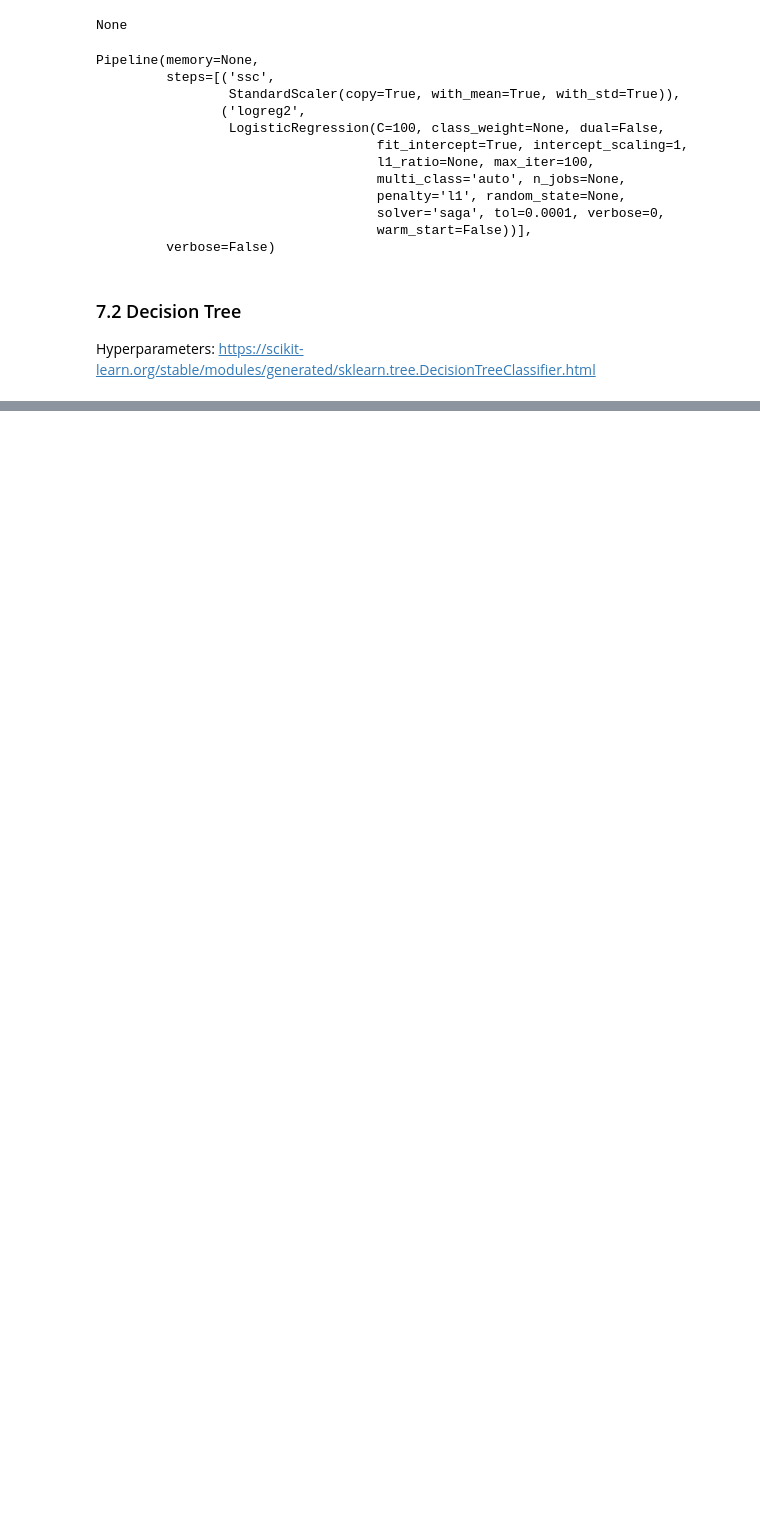
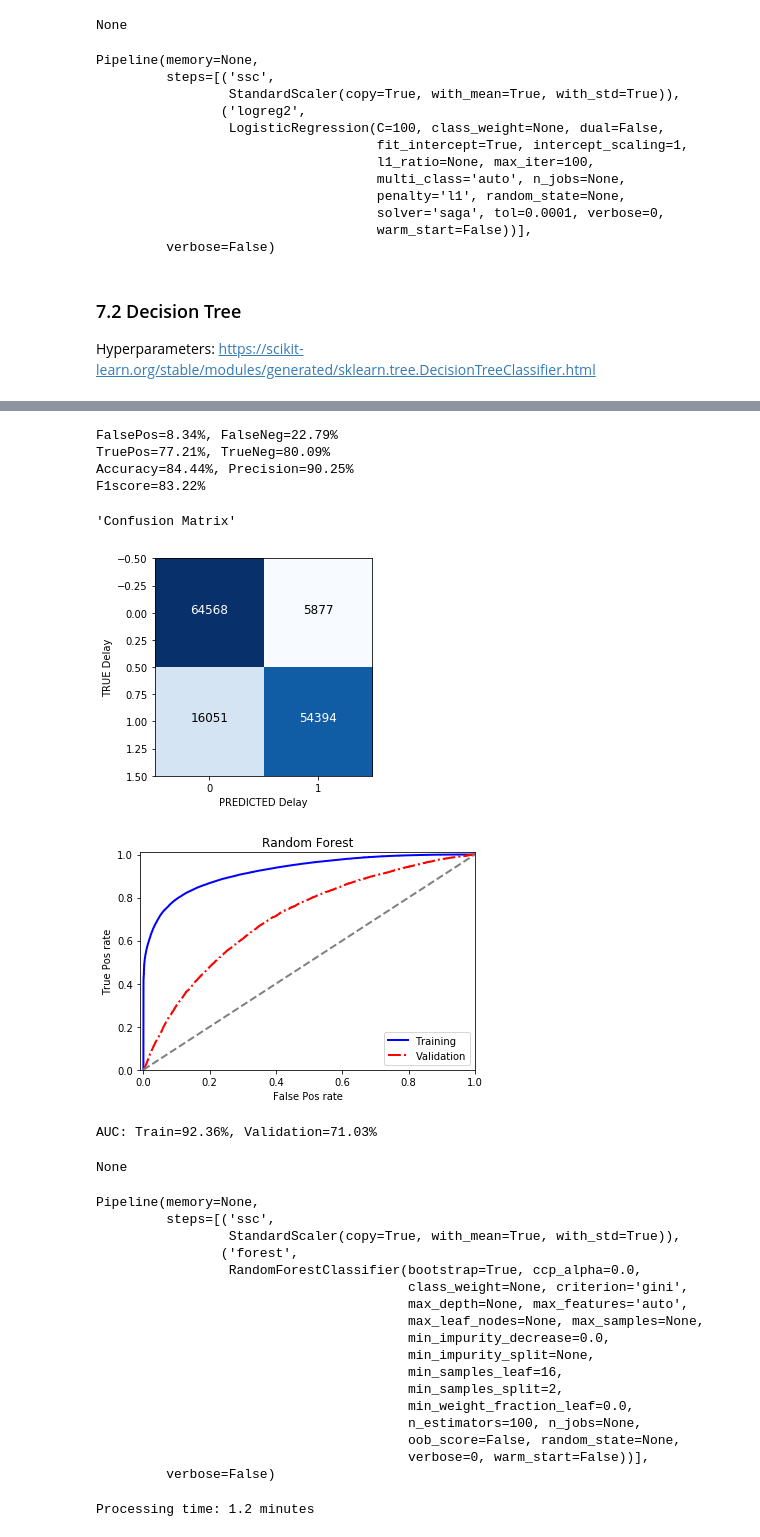
Before and after one commit to khairulomar/Flight_Delays, a Jupyter notebook: flight_delay_notebook.ipynb, the cells around one changed output, grey strips where cells are left out. Saved outputs shown, nothing was run; the diff lists cells and outputs as text; code cells hidden in the pictures; blank space fills up the shorter version.

```diff
--- a/flight_delay_notebook.ipynb
+++ b/flight_delay_notebook.ipynb
@@ -748,0 +837,44 @@ Pipeline(memory=None,
+# %%
+# Random Forest with default hyperparameters
+
+start = time.time()
+rforest1 = Pipeline([('ssc', StandardScaler()),
+                     ('forest', RandomForestClassifier(min_samples_leaf=16, min_samples_split=2))])
+rforest1.fit(X_train, y_train)
+y_pred_train = rforest1.predict(X_train)
+rforest1_measures = cf_measures(y_train, y_pred_train)
+display(cf_matrix(y_train, y_pred_train))
+display(plot_roc_auc(X_train, y_train, X_val, y_val, rforest1, 'Random Forest'))
+display(rforest1)
+
+print(f'Processing time: {round((time.time()-start)/60,1)} minutes')
+filename = 'pickle_rforest.sav'
+pickle.dump(rforest1, open(filename, 'wb'))
+# %% [output]
+FalsePos=8.34%, FalseNeg=22.79%
+TruePos=77.21%, TrueNeg=80.09%
+Accuracy=84.44%, Precision=90.25%
+F1score=83.22%
+'Confusion Matrix'
+[figure, added]
+[figure, added]
+AUC: Train=92.36%, Validation=71.03%
+None
+Pipeline(memory=None,
+         steps=[('ssc',
+                 StandardScaler(copy=True, with_mean=True, with_std=True)),
+                ('forest',
+                 RandomForestClassifier(bootstrap=True, ccp_alpha=0.0,
+                                        class_weight=None, criterion='gini',
+                                        max_depth=None, max_features='auto',
+                                        max_leaf_nodes=None, max_samples=None,
+                                        min_impurity_decrease=0.0,
+                                        min_impurity_split=None,
+                                        min_samples_leaf=16,
+                                        min_samples_split=2,
+                                        min_weight_fraction_leaf=0.0,
+                                        n_estimators=100, n_jobs=None,
+                                        oob_score=False, random_state=None,
+                                        verbose=0, warm_start=False))],
+         verbose=False)
+Processing time: 1.2 minutes
```
Also changed, not shown: parts of 38 cells of this notebook.
